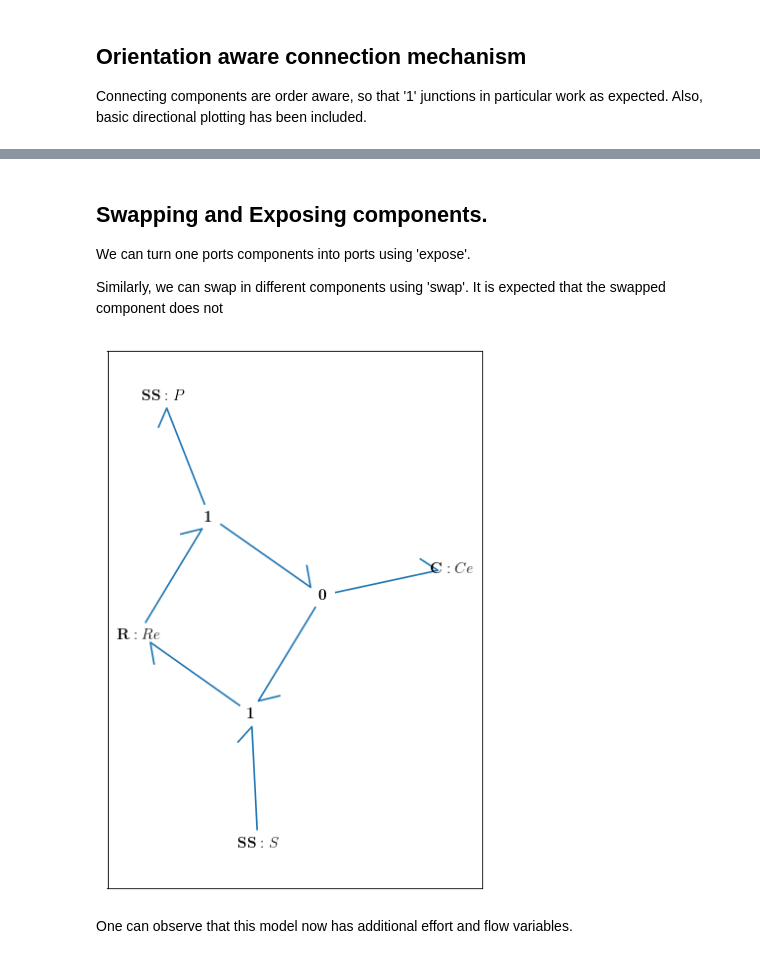
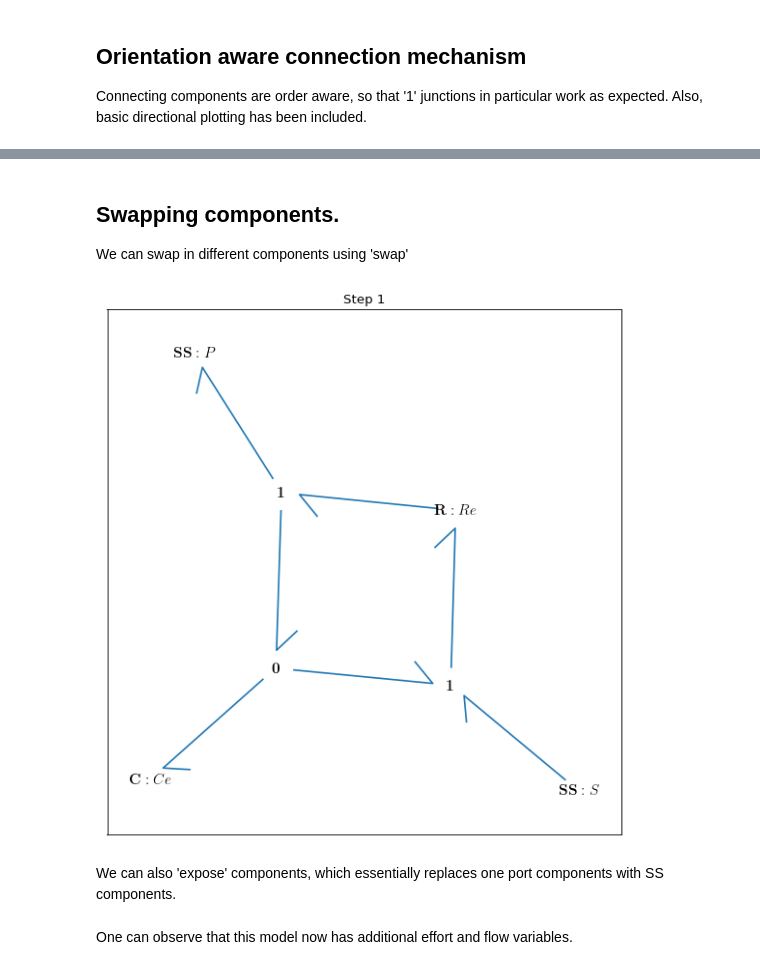
Before and after one commit to BondGraphTools/BondGraphTools-Tutorials, a Jupyter notebook: BondGraphTools v0.3 Tutorial.ipynb, the cells around one changed output, grey strips where cells are left out. Drawn from its saved outputs; the diff is of its cells as text; code cells hidden in the pictures.

```diff
--- a/BondGraphTools v0.3 Tutorial.ipynb
+++ b/BondGraphTools v0.3 Tutorial.ipynb
@@ -47,17 +47,28 @@ draw(model)
 # %% [markdown]
-## Swapping and Exposing components.
+## Swapping components.
 
-We can turn one ports components into ports using 'expose'.
-
-Similarly, we can swap in different components using 'swap'. It is expected that the swapped component does not
+We can swap in different components using 'swap'
-# %%
-# Turn P and S into source sensor components.
-expose(product, label="P")
-expose(substrate, label="S")
-
-# Swap the 'C' component, which is linear, with a 'Ce' component, which is logarithmic.
-swap(enzyme, new("Ce", library="BioChem", name="Ce"))
-
-draw(model)
-# %% [output]
-[figure, removed]
+# %%
+# Swap the 'C' component, which is linear, with a 'Ce' component, which is logarithmic.
+old_product = product
+old_substrate = substrate
+old_enzyme = enzyme
+
+product = new("Ce",library="BioChem", name="P")
+substrate = new("Ce",library="BioChem", name="S")
+enzyme = new("Ce", library="BioChem", name="E")
+
+swap(old_product, product)
+swap(old_enzyme, enzyme)
+swap(old_substrate, substrate)
+
+draw(model)
+
+print("Constitutive relations:")
+
+for relation in model.constitutive_relations:
+    print(f"{relation} = 0")
+# %% [output]
+[figure, added]
+# %% [markdown]
+We can also 'expose' components, which essentially replaces one port components with SS components.
```
Also changed, not shown: parts of 12 cells of this notebook.
